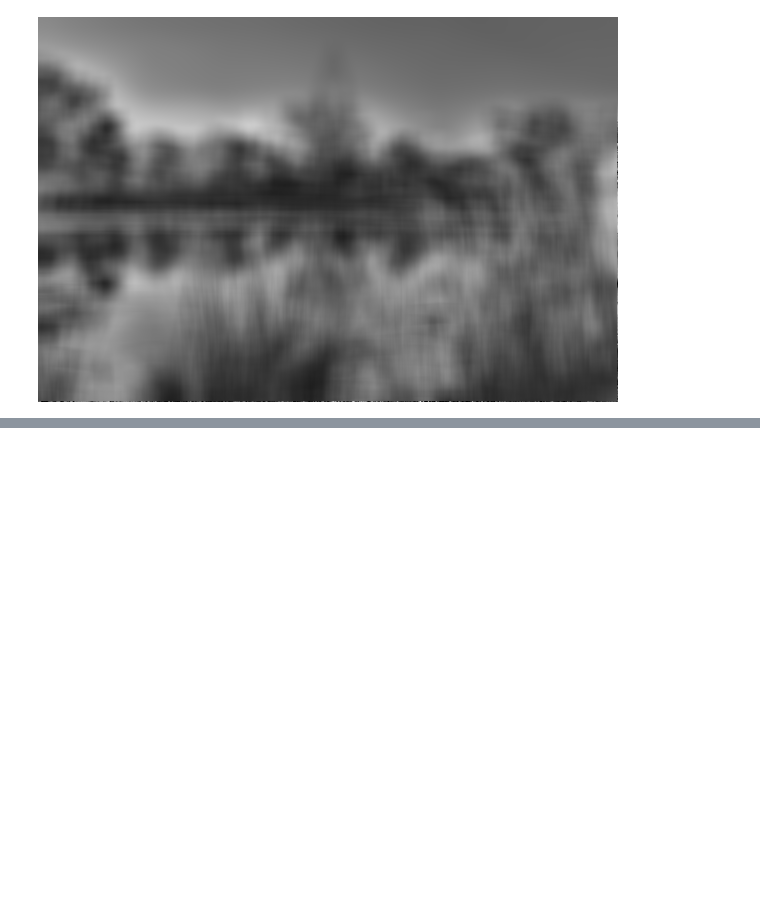
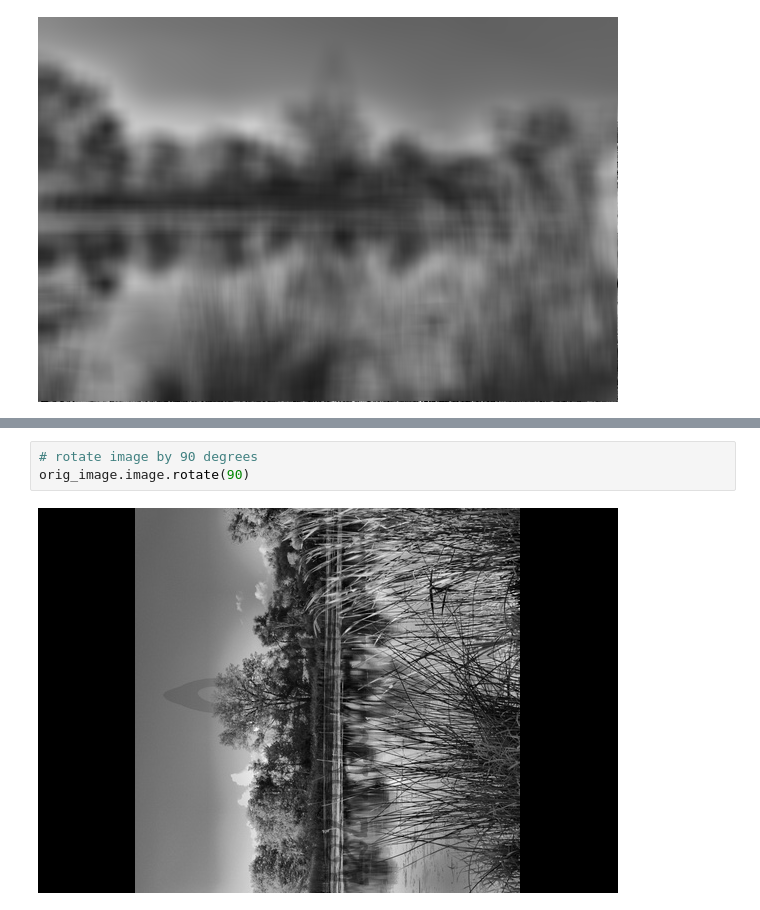
Before and after one commit to abzdel/ECE588-Image-and-Video-Processing, a Jupyter notebook: week1hwclean.ipynb, the cells around one changed output, grey strips where cells are left out. Saved outputs shown, nothing was run; the diff lists cells and outputs as text; blank space fills up the shorter version.

```diff
--- a/week1hwclean.ipynb
+++ b/week1hwclean.ipynb
@@ -163,0 +174,5 @@ As we increase the number of neighbors, our image gets blurrier. We also lose mo
+# %%
+# rotate image by 90 degrees
+orig_image.image.rotate(90)
+# %% [output]
+[figure, added]
```
Also changed, not shown: parts of 4 cells of this notebook.
